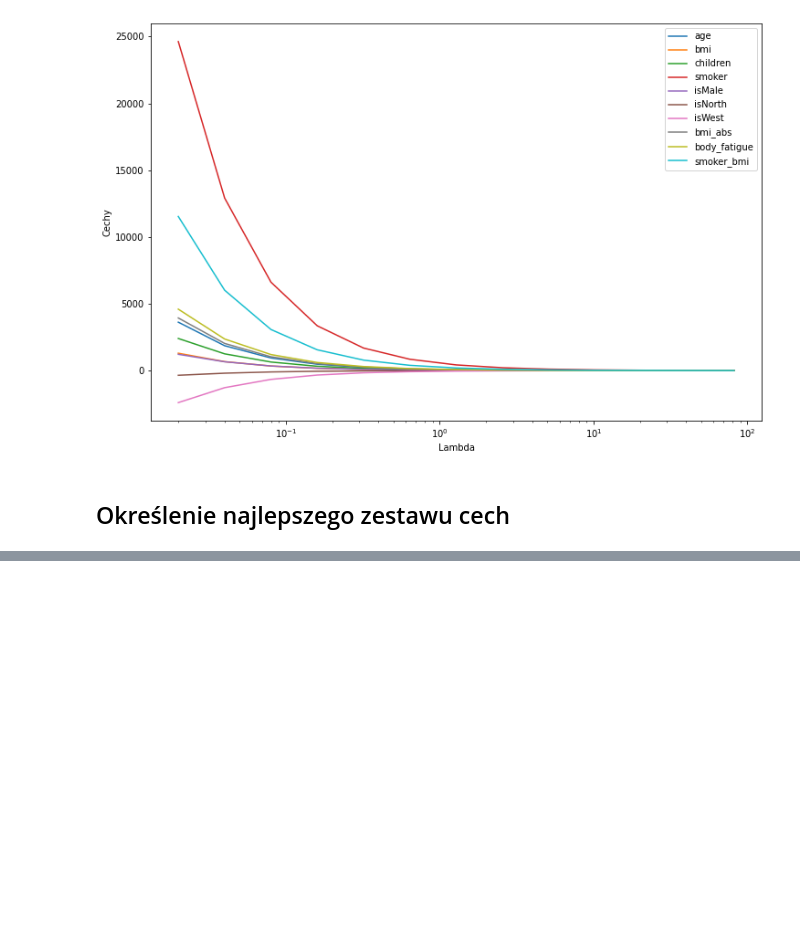
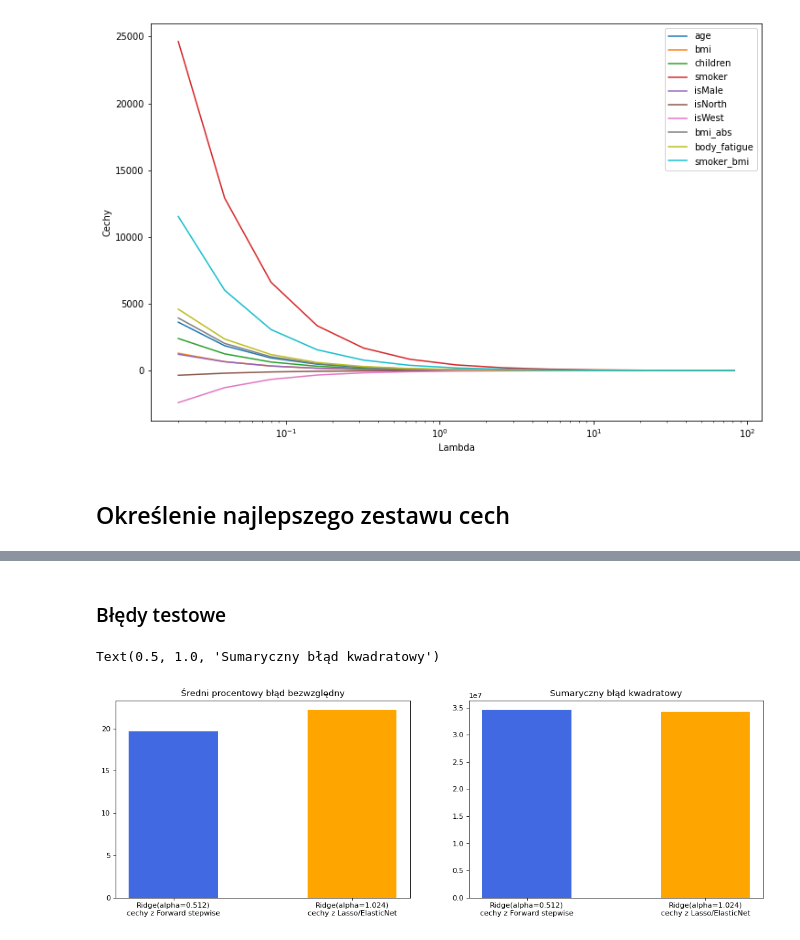
Before and after one commit to j-krolik/ZMUM-team, a Jupyter notebook: ZMUM - Projekt zespołowy.ipynb, the cells around one changed output, grey strips where cells are left out. Cells and saved outputs as stored; diff of their text form; code cells hidden in the pictures; blank space fills up the shorter version.

Commit message:
Wyznaczanie najlepszego modelu oraz sprawdzenie tezy

```diff
--- a/ZMUM - Projekt zespołowy.ipynb
+++ b/ZMUM - Projekt zespołowy.ipynb
@@ -681,0 +822,6 @@ Index(['smoker', 'bmi_abs', 'body_fatigue', 'smoker_bmi'], dtype='object')
+# %%
+model = svm.LinearSVR()
+parameters = {'C': [0.25, 0.5, 1.0, 2.0, 4.0, 10.0, 20.0, 30.0, 40.0, 50.0, 75.0, 100.0]}
+
+clf = GridSearchCV(model, parameters)
+clf.fit(ubez_train[final_features_lasso], koszty_train)
@@ -681,0 +904,7 @@ Index(['smoker', 'bmi_abs', 'body_fatigue', 'smoker_bmi'], dtype='object')
+# %%
+lasso_best = None
+for _model in lasso_best_models:
+    if not lasso_best or lasso_best['test_error'] > _model['test_error']:
+        lasso_best = _model
+
+print(f"Najlepszy model dla zestawu cech wyznaczonych metodą forward stepwise to {lasso_best['name']}, \na błąd dla danych testowych wynosi {lasso_best['test_error']:0.4E}")
@@ -681,0 +920,37 @@ Index(['smoker', 'bmi_abs', 'body_fatigue', 'smoker_bmi'], dtype='object')
+# %%
+fwd_part_errors = (fwd_best['model'].predict(ubez_test[final_features_forward_stepwise]) - koszty_test)
+lasso_part_errors = (lasso_best['model'].predict(ubez_test[final_features_lasso]) - koszty_test)
+
+fwd_mape = np.sum(fwd_part_errors / koszty_test * 100) / len(koszty_test)
+lasso_mape = np.sum(lasso_part_errors / koszty_test * 100) / len(koszty_test)
+
+fwd_goal_percentage = sum(fwd_part_errors / koszty_test < 0.05) / len(koszty_test)
+lasso_goal_percentage = sum(lasso_part_errors / koszty_test < 0.05) / len(koszty_test)
+# %%
+plots_data = {
+    'labels': [f"{fwd_best['model']}\ncechy z Forward stepwise",
+               f"{lasso_best['model']}\ncechy z Lasso/ElasticNet"],
+    'mape': [fwd_mape, lasso_mape],
+    'sse': [fwd_best['test_error'], lasso_best['test_error']],
+    'ape_below_5': [fwd_goal_percentage, lasso_goal_percentage]
+}
+# %% [markdown]
+### Błędy testowe
+# %%
+# rysowanie wykresu
+x = np.arange(len(plots_data['labels']))  # the label locations
+width = 0.35  # the width of the bars
+
+plt.figure(figsize=(16,5), dpi= 80)
+plt.subplot(121)
+plt.bar(x, plots_data['mape'], 0.5, color=['royalblue', 'orange'])
+plt.xticks(x, plots_data['labels'])
+plt.title("Średni procentowy błąd bezwzględny")
+
+plt.subplot(122)
+plt.bar(x, plots_data['sse'], 0.5, color=['royalblue', 'orange'])
+plt.xticks(x, plots_data['labels'])
+plt.title("Sumaryczny błąd kwadratowy")
+# %% [output]
+Text(0.5, 1.0, 'Sumaryczny błąd kwadratowy')
+[figure, added]
```
Also changed, not shown: parts of 42 cells of this notebook.
